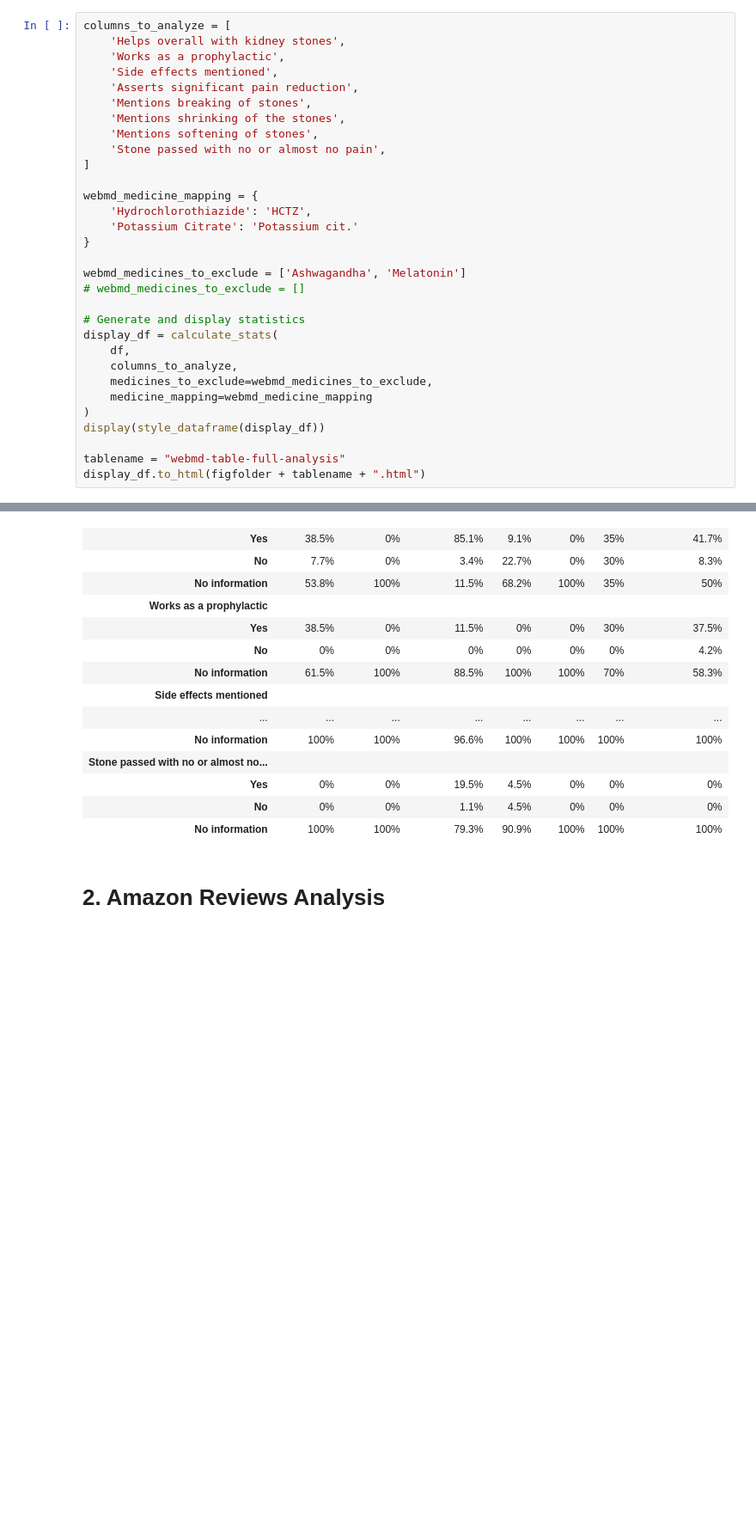
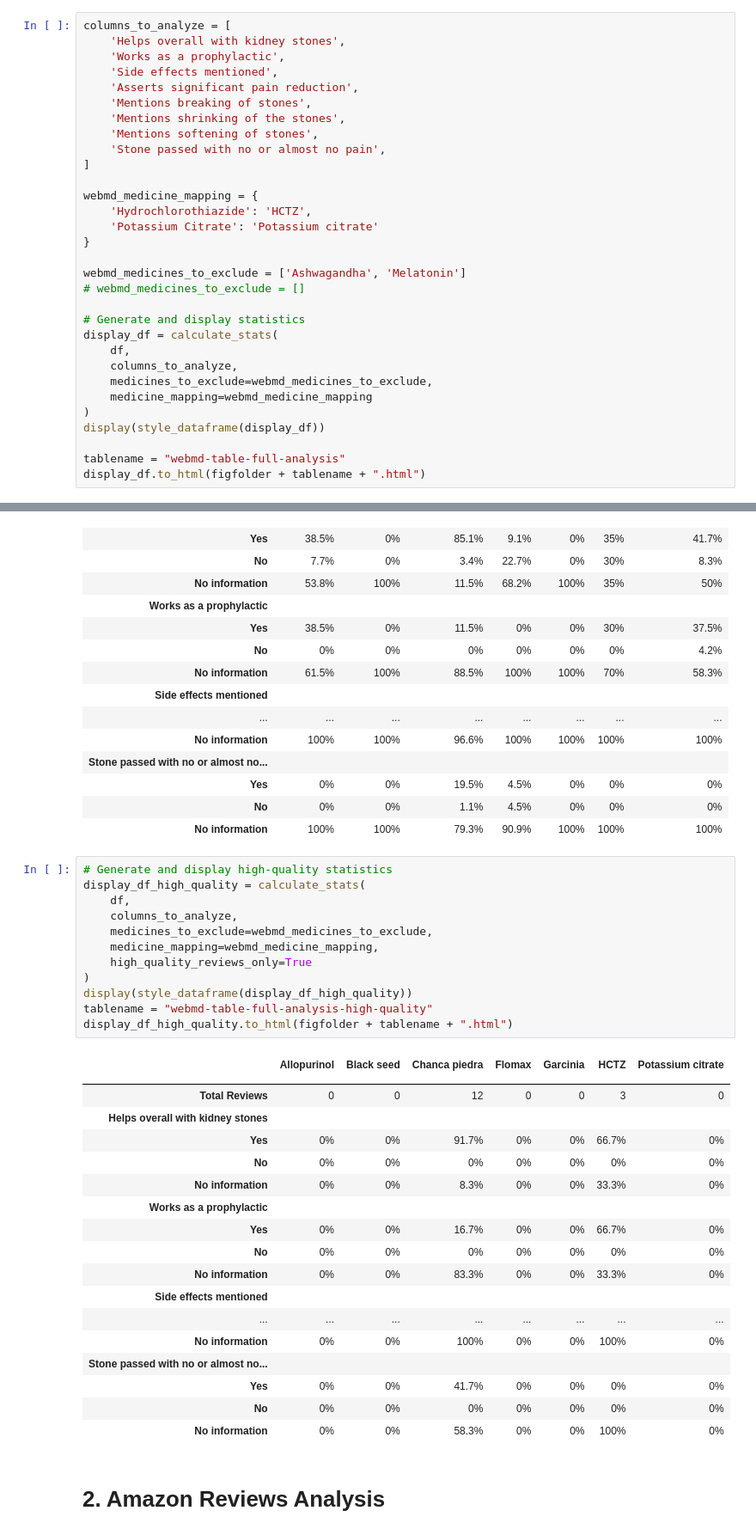
Before and after one commit to aph-research/chanca-piedra, a Jupyter notebook: chanca-piedra-analysis.ipynb, the cells around one changed output, grey strips where cells are left out. Shown at 86% size. Cells and saved outputs as stored; diff of their text form; blank space fills up the shorter version.

```diff
--- a/chanca-piedra-analysis.ipynb
+++ b/chanca-piedra-analysis.ipynb
@@ -222,7 +250,7 @@ columns_to_analyze = [
 
 webmd_medicine_mapping = {
     'Hydrochlorothiazide': 'HCTZ',
-    'Potassium Citrate': 'Potassium cit.'
+    'Potassium Citrate': 'Potassium citrate'
 }
 
 webmd_medicines_to_exclude = ['Ashwagandha', 'Melatonin']
@@ -258,5 +286,36 @@ display_df.to_html(figfolder + tablename + ".html")
 | Yes | 0% | 0% | 19.5% | 4.5% | 0% | 0% | 0% |
 | No | 0% | 0% | 1.1% | 4.5% | 0% | 0% | 0% |
 | No information | 100% | 100% | 79.3% | 90.9% | 100% | 100% | 100% |
+# %%
+# Generate and display high-quality statistics
+display_df_high_quality = calculate_stats(
+    df,
+    columns_to_analyze,
+    medicines_to_exclude=webmd_medicines_to_exclude,
+    medicine_mapping=webmd_medicine_mapping,
+    high_quality_reviews_only=True
+)
+display(style_dataframe(display_df_high_quality))
+tablename = "webmd-table-full-analysis-high-quality"
+display_df_high_quality.to_html(figfolder + tablename + ".html")
+# %% [output]
+|  | Allopurinol | Black seed | Chanca piedra | Flomax | Garcinia | HCTZ | Potassium citrate |
+|  |  |  |  |  |  |  |  |
+| Total Reviews | 0 | 0 | 12 | 0 | 0 | 3 | 0 |
+| Helps overall with kidney stones |  |  |  |  |  |  |  |
+| Yes | 0% | 0% | 91.7% | 0% | 0% | 66.7% | 0% |
+| No | 0% | 0% | 0% | 0% | 0% | 0% | 0% |
+| No information | 0% | 0% | 8.3% | 0% | 0% | 33.3% | 0% |
+| Works as a prophylactic |  |  |  |  |  |  |  |
+| Yes | 0% | 0% | 16.7% | 0% | 0% | 66.7% | 0% |
+| No | 0% | 0% | 0% | 0% | 0% | 0% | 0% |
+| No information | 0% | 0% | 83.3% | 0% | 0% | 33.3% | 0% |
+| Side effects mentioned |  |  |  |  |  |  |  |
+| ... | ... | ... | ... | ... | ... | ... | ... |
+| No information | 0% | 0% | 100% | 0% | 0% | 100% | 0% |
+| Stone passed with no or almost no... |  |  |  |  |  |  |  |
+| Yes | 0% | 0% | 41.7% | 0% | 0% | 0% | 0% |
+| No | 0% | 0% | 0% | 0% | 0% | 0% | 0% |
+| No information | 0% | 0% | 58.3% | 0% | 0% | 100% | 0% |
 # %% [markdown]
 # 2. Amazon Reviews Analysis
```
Also changed, not shown: parts of 14 cells of this notebook, 6 other files.
